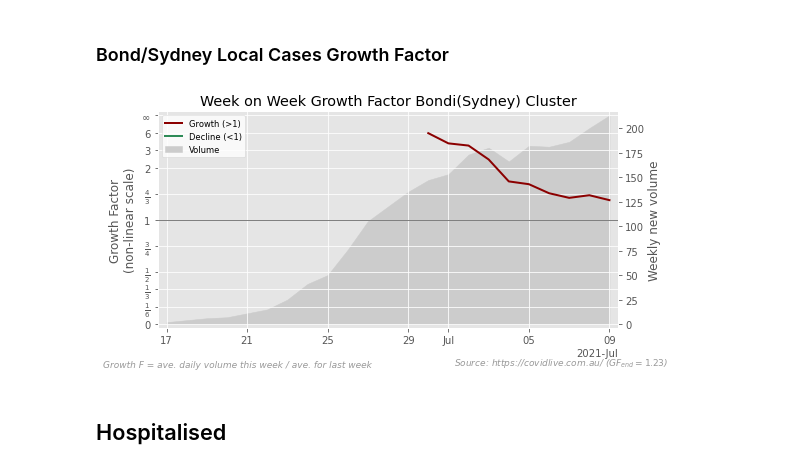
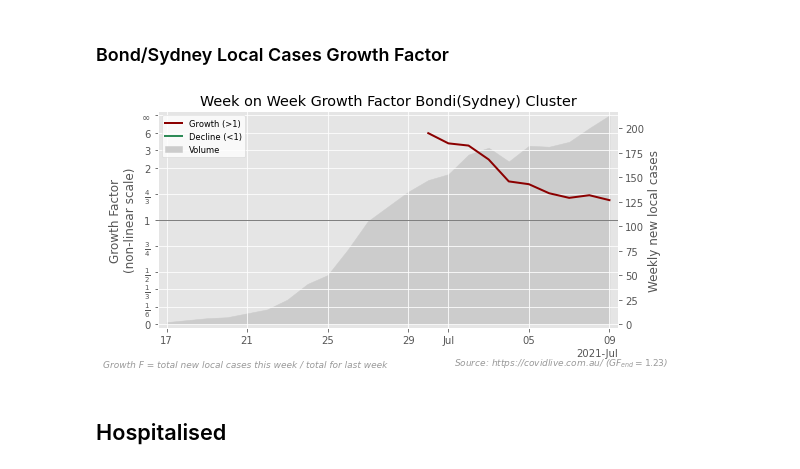
Before and after one commit to bpalmer4/Covid-19, a Jupyter notebook: notebooks/Covid-Australia-covidlive.ipynb, the cells around one changed output. Saved outputs shown, nothing was run; the diff lists cells and outputs as text; code cells hidden in the pictures.

Commit message:
Enhanced local outbreak growth factor

```diff
--- a/notebooks/Covid-Australia-covidlive.ipynb
+++ b/notebooks/Covid-Australia-covidlive.ipynb
@@ -771,18 +771,19 @@ for log in [0, 1]:
 # %%
 nsw = daily_c[LOCAL]['NSW']
 nsw = nsw[nsw.index > pd.Timestamp('2021-06-16')]
 
 ps.plot_growth_factor(
     nsw,
+    mode = 'new local cases',
     title='Week on Week Growth Factor Bondi(Sydney) Cluster',
     chart_directory=f"{CHART_DIRECTORY}",
     ylabel='Growth Factor',
     xlabel=None,
     rfooter=SOURCE,
     show=True,
 )
 # %% [output]
-[figure, old version]
+[figure, new version]
 # %% [markdown]
 ## Hospitalised
 # %%
```
Also changed, not shown: parts of 3 cells of this notebook, 1 other file.
